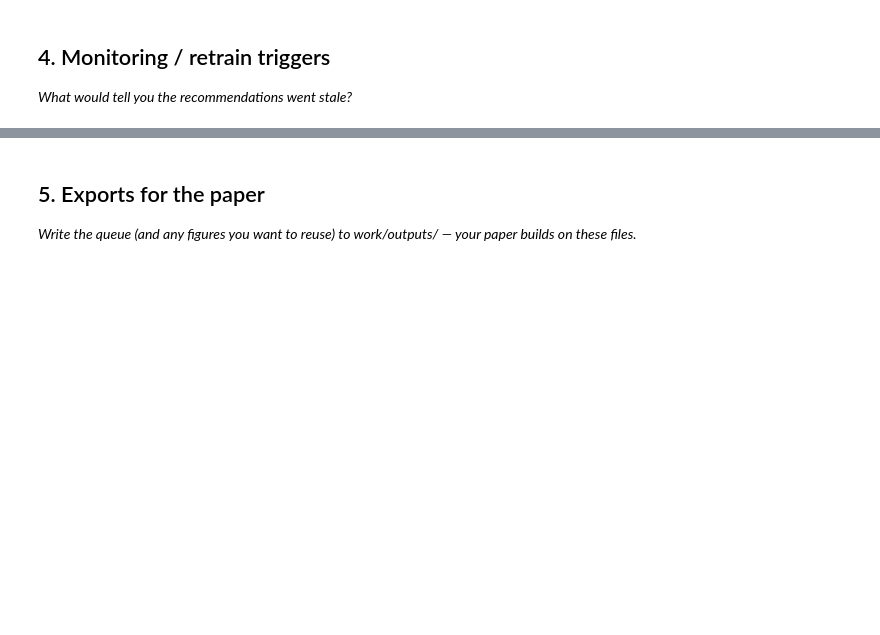
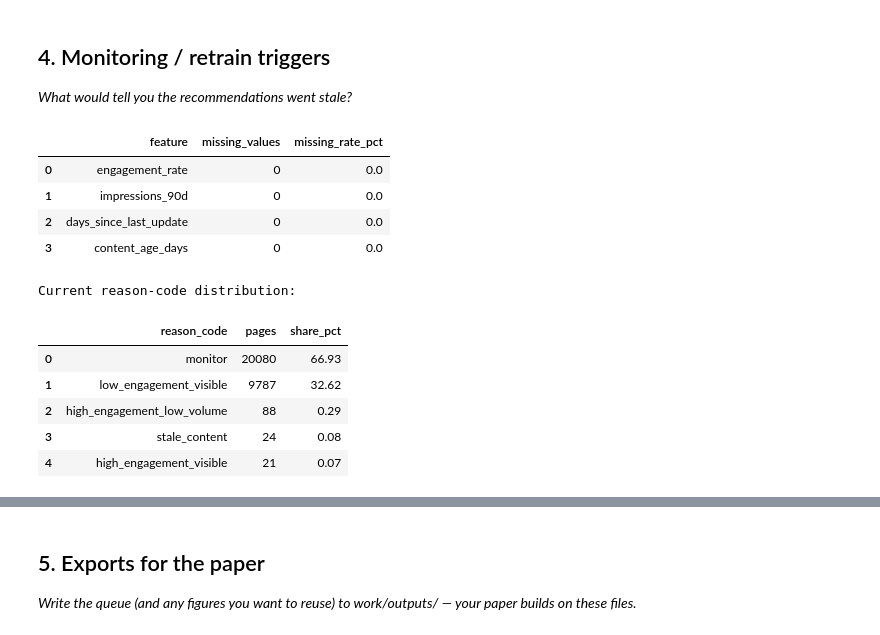
Before and after one commit to pr120107/flyrank-ml-internship, a Jupyter notebook: work/notebooks/w07_action_playbook.ipynb, the cells around one changed output, grey strips where cells are left out. Saved outputs shown, nothing was run; the diff lists cells and outputs as text; code cells hidden in the pictures; blank space fills up the shorter version.

```diff
--- a/work/notebooks/w07_action_playbook.ipynb
+++ b/work/notebooks/w07_action_playbook.ipynb
@@ -22,3 +353,50 @@ This skeleton is yours to fill. Work the sections **in order** — each one has
 ## 4. Monitoring / retrain triggers
 
 *What would tell you the recommendations went stale?*
+# %%
+monitoring_features = [
+    "engagement_rate",
+    "impressions_90d",
+    "days_since_last_update",
+    "content_age_days"
+]
+
+monitoring_summary = pd.DataFrame({
+    "feature": monitoring_features,
+    "missing_values": [
+        int(df[col].isna().sum()) for col in monitoring_features
+    ],
+    "missing_rate_pct": [
+        round(df[col].isna().mean() * 100, 2)
+        for col in monitoring_features
+    ]
+})
+
+display(monitoring_summary)
+
+reason_distribution = (
+    df["reason_code"]
+    .value_counts()
+    .rename_axis("reason_code")
+    .reset_index(name="pages")
+)
+
+reason_distribution["share_pct"] = (
+    reason_distribution["pages"] / len(df) * 100
+).round(2)
+
+print("Current reason-code distribution:")
+display(reason_distribution)
+# %% [output]
+|  | feature | missing_values | missing_rate_pct |
+| 0 | engagement_rate | 0 | 0.0 |
+| 1 | impressions_90d | 0 | 0.0 |
+| 2 | days_since_last_update | 0 | 0.0 |
+| 3 | content_age_days | 0 | 0.0 |
+Current reason-code distribution:
+|  | reason_code | pages | share_pct |
+| 0 | monitor | 20080 | 66.93 |
+| 1 | low_engagement_visible | 9787 | 32.62 |
+| 2 | high_engagement_low_volume | 88 | 0.29 |
+| 3 | stale_content | 24 | 0.08 |
+| 4 | high_engagement_visible | 21 | 0.07 |
```
Also changed, not shown: parts of 14 cells of this notebook.
